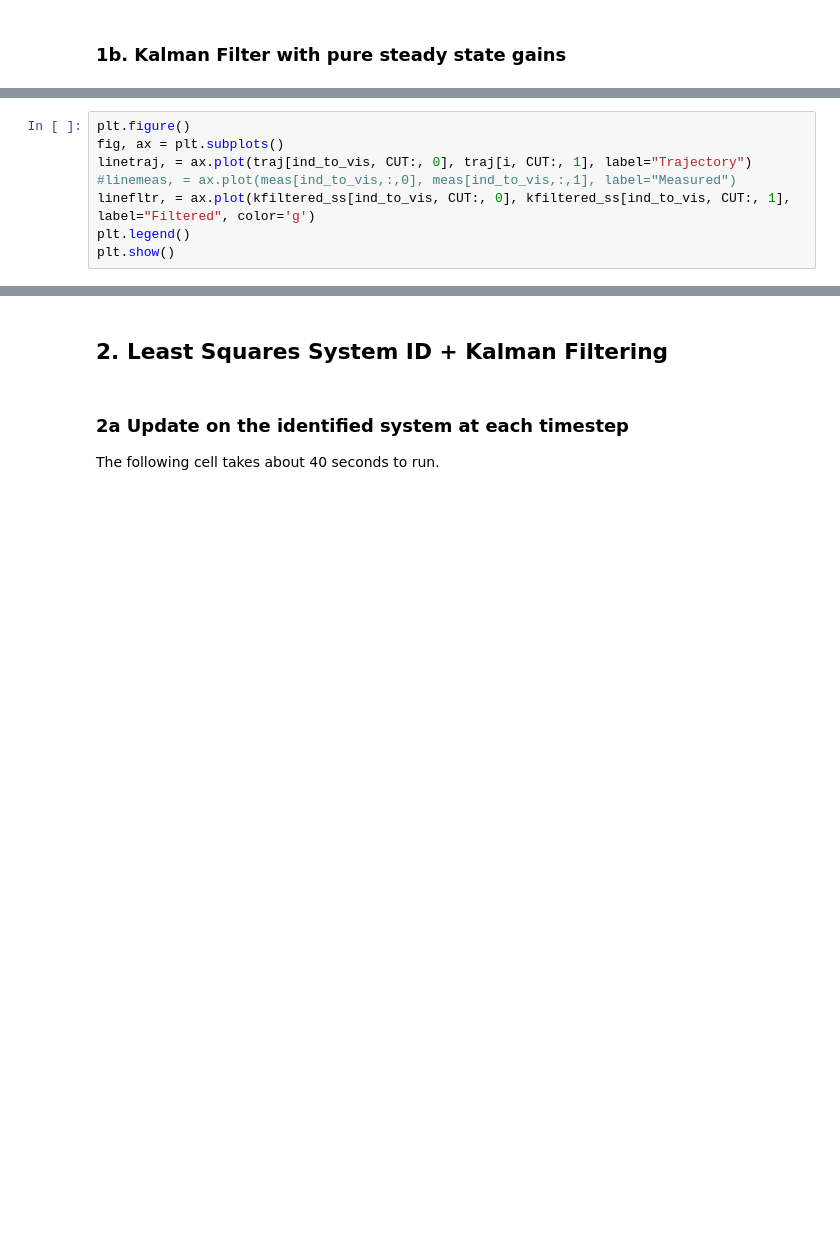
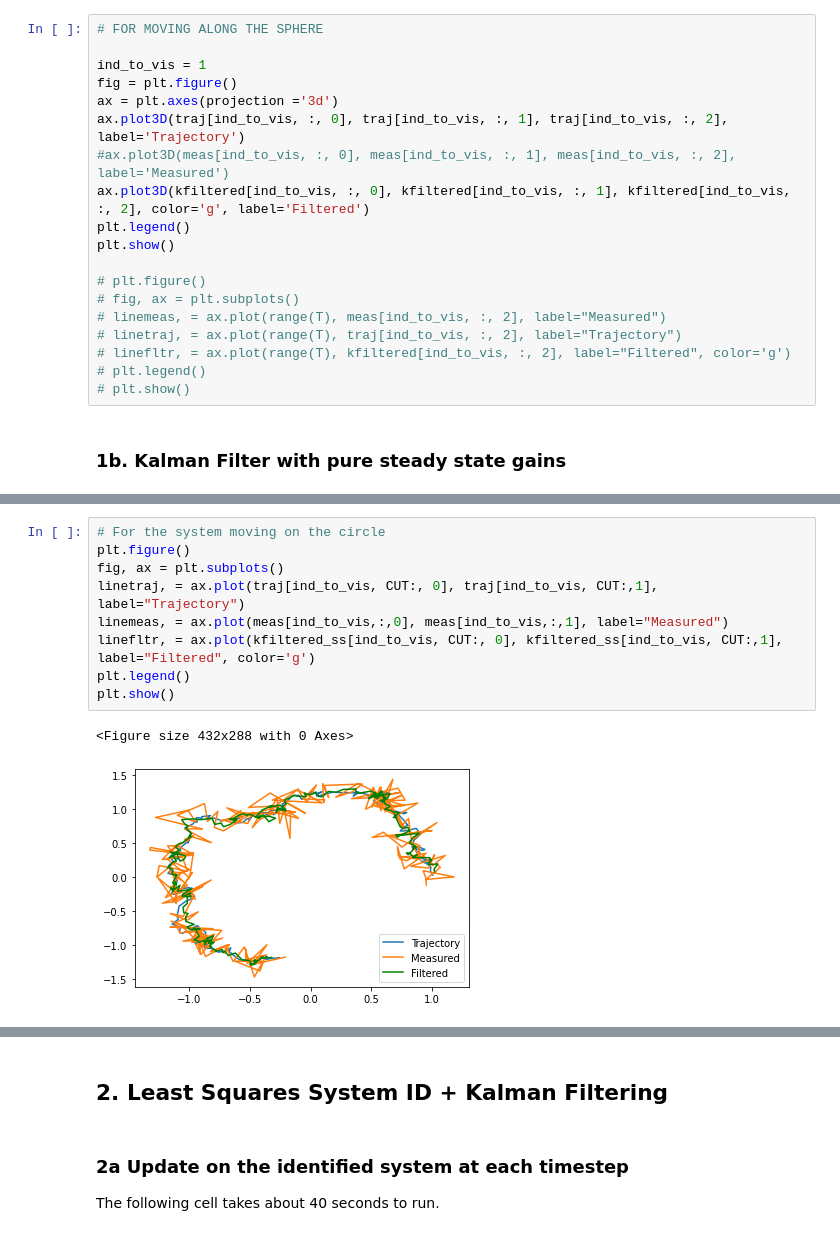
Before and after one commit to ssanghavi404/transformers-dynamical-systems, a Jupyter notebook: Baselines_tests.ipynb, the cells around one changed output, grey strips where cells are left out. Cells and saved outputs as stored; diff of their text form; blank space fills up the shorter version.

```diff
--- a/Baselines_tests.ipynb
+++ b/Baselines_tests.ipynb
@@ -130,3 +148,22 @@ plt.show()
+# %%
+# FOR MOVING ALONG THE SPHERE
+
+ind_to_vis = 1
+fig = plt.figure()
+ax = plt.axes(projection ='3d')
+ax.plot3D(traj[ind_to_vis, :, 0], traj[ind_to_vis, :, 1], traj[ind_to_vis, :, 2], label='Trajectory')
+#ax.plot3D(meas[ind_to_vis, :, 0], meas[ind_to_vis, :, 1], meas[ind_to_vis, :, 2], label='Measured')
+ax.plot3D(kfiltered[ind_to_vis, :, 0], kfiltered[ind_to_vis, :, 1], kfiltered[ind_to_vis, :, 2], color='g', label='Filtered')
+plt.legend()
+plt.show()
+
+# plt.figure()
+# fig, ax = plt.subplots()
+# linemeas, = ax.plot(range(T), meas[ind_to_vis, :, 2], label="Measured")
+# linetraj, = ax.plot(range(T), traj[ind_to_vis, :, 2], label="Trajectory")
+# linefltr, = ax.plot(range(T), kfiltered[ind_to_vis, :, 2], label="Filtered", color='g')
+# plt.legend()
+# plt.show()
 # %% [markdown]
 ### 1b. Kalman Filter with pure steady state gains
 # %%
@@ -162,10 +199,14 @@ Average Squared Error 228.1456481078965
 # %%
+# For the system moving on the circle
 plt.figure()
 fig, ax = plt.subplots()
-linetraj, = ax.plot(traj[ind_to_vis, CUT:, 0], traj[i, CUT:, 1], label="Trajectory")
-#linemeas, = ax.plot(meas[ind_to_vis,:,0], meas[ind_to_vis,:,1], label="Measured")
-linefltr, = ax.plot(kfiltered_ss[ind_to_vis, CUT:, 0], kfiltered_ss[ind_to_vis, CUT:, 1], label="Filtered", color='g')
+linetraj, = ax.plot(traj[ind_to_vis, CUT:, 0], traj[ind_to_vis, CUT:,1], label="Trajectory")
+linemeas, = ax.plot(meas[ind_to_vis,:,0], meas[ind_to_vis,:,1], label="Measured")
+linefltr, = ax.plot(kfiltered_ss[ind_to_vis, CUT:, 0], kfiltered_ss[ind_to_vis, CUT:,1], label="Filtered", color='g')
 plt.legend()
 plt.show()
+# %% [output]
+<Figure size 432x288 with 0 Axes>
+[figure, added]
 # %%
 # FOR THE SINGLE OUTPUT SYSTEM
```
Also changed, not shown: parts of 17 cells of this notebook, 3 other files.
